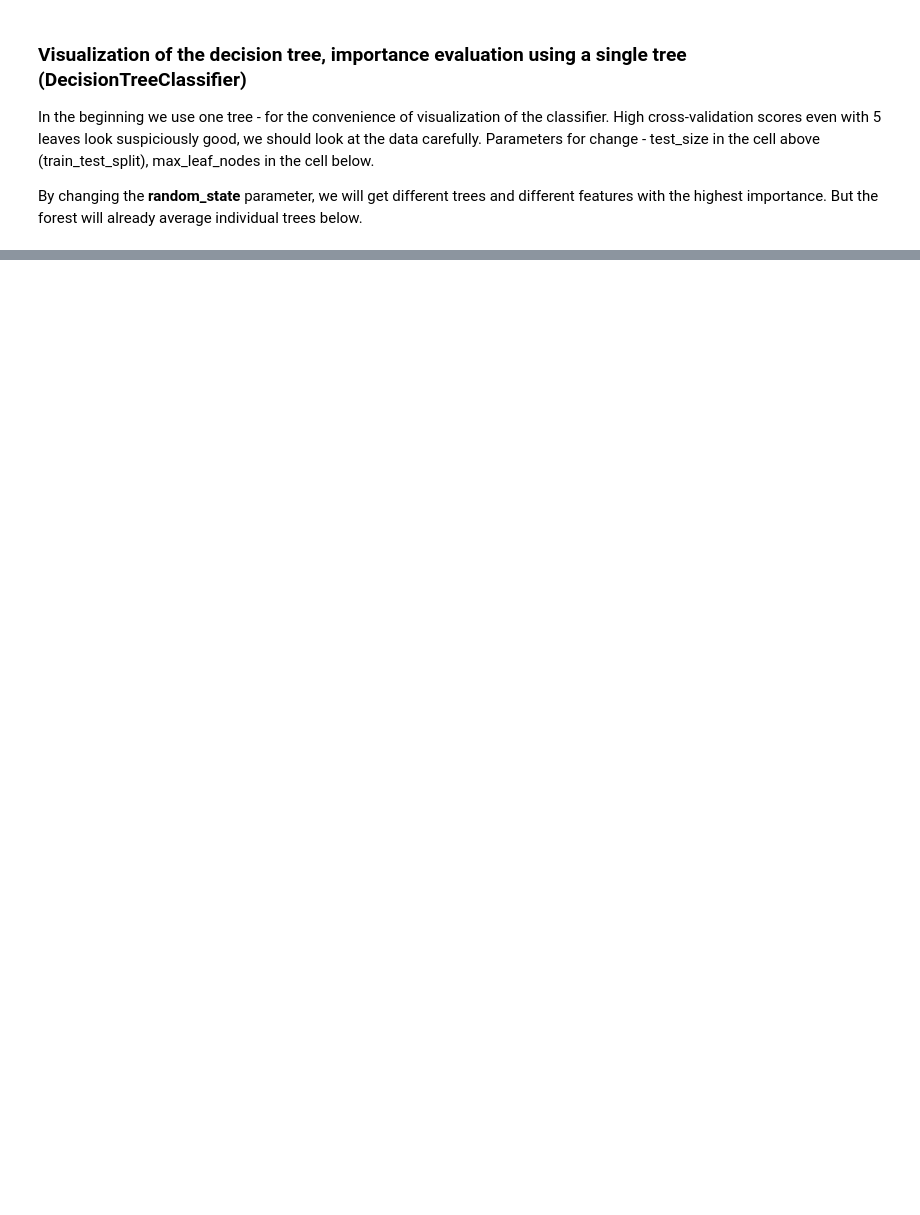
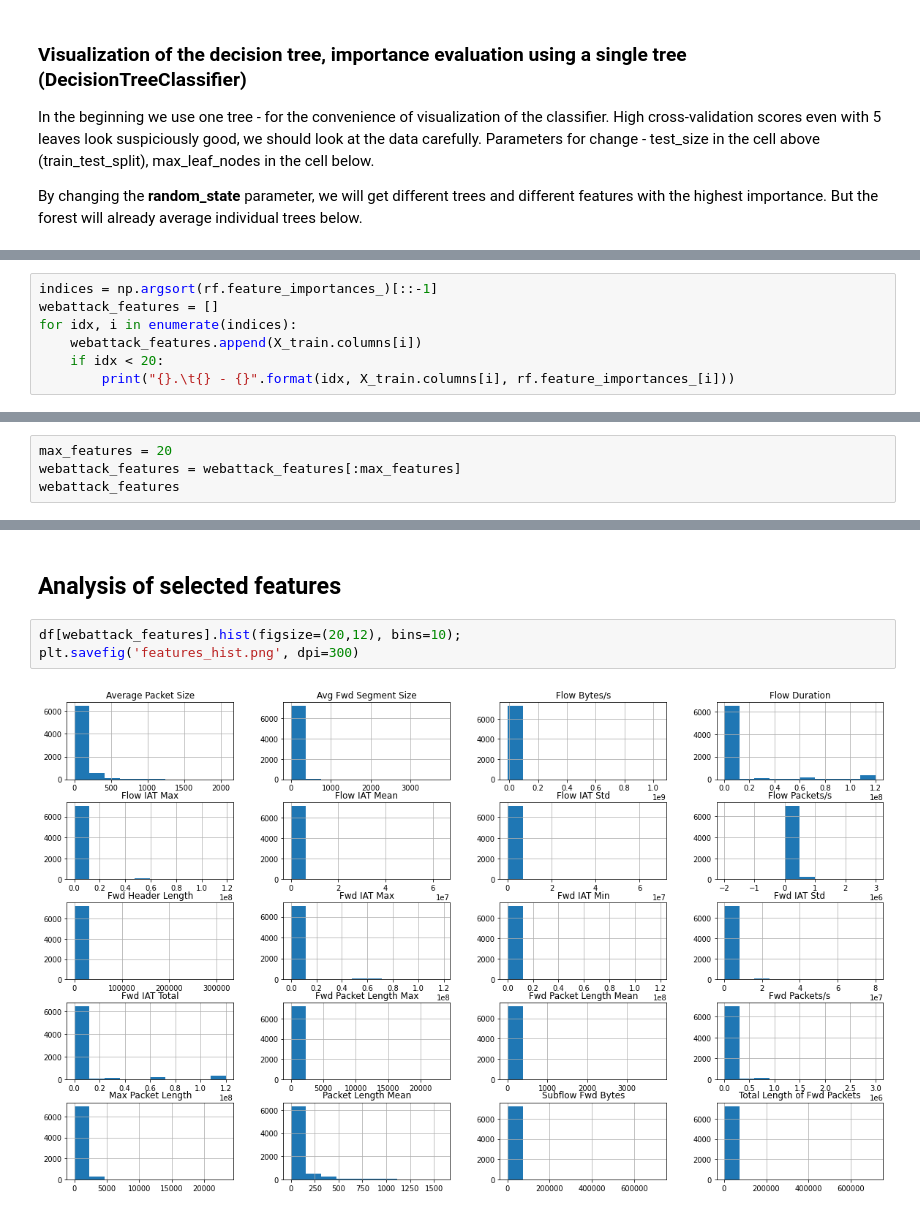
Before and after one commit to infosecdemos/ml-2020, a Jupyter notebook: ml-ids/web-attack-detection.ipynb, the cells around one changed output, grey strips where cells are left out. Saved outputs shown, nothing was run; the diff lists cells and outputs as text; blank space fills up the shorter version.

```diff
--- a/ml-ids/web-attack-detection.ipynb
+++ b/ml-ids/web-attack-detection.ipynb
@@ -341,0 +441,7 @@ display(HTML(html))
+# %%
+indices = np.argsort(rf.feature_importances_)[::-1]
+webattack_features = []
+for idx, i in enumerate(indices):
+    webattack_features.append(X_train.columns[i])
+    if idx < 20:
+        print("{}.\t{} - {}".format(idx, X_train.columns[i], rf.feature_importances_[i]))
@@ -341,0 +481,4 @@ display(HTML(html))
+# %%
+max_features = 20
+webattack_features = webattack_features[:max_features]
+webattack_features
@@ -341,0 +506,7 @@ display(HTML(html))
+# %% [markdown]
+## Analysis of selected features
+# %%
+df[webattack_features].hist(figsize=(20,12), bins=10);
+plt.savefig('features_hist.png', dpi=300)
+# %% [output]
+[figure, added]
```
Also changed, not shown: parts of 89 cells of this notebook.
